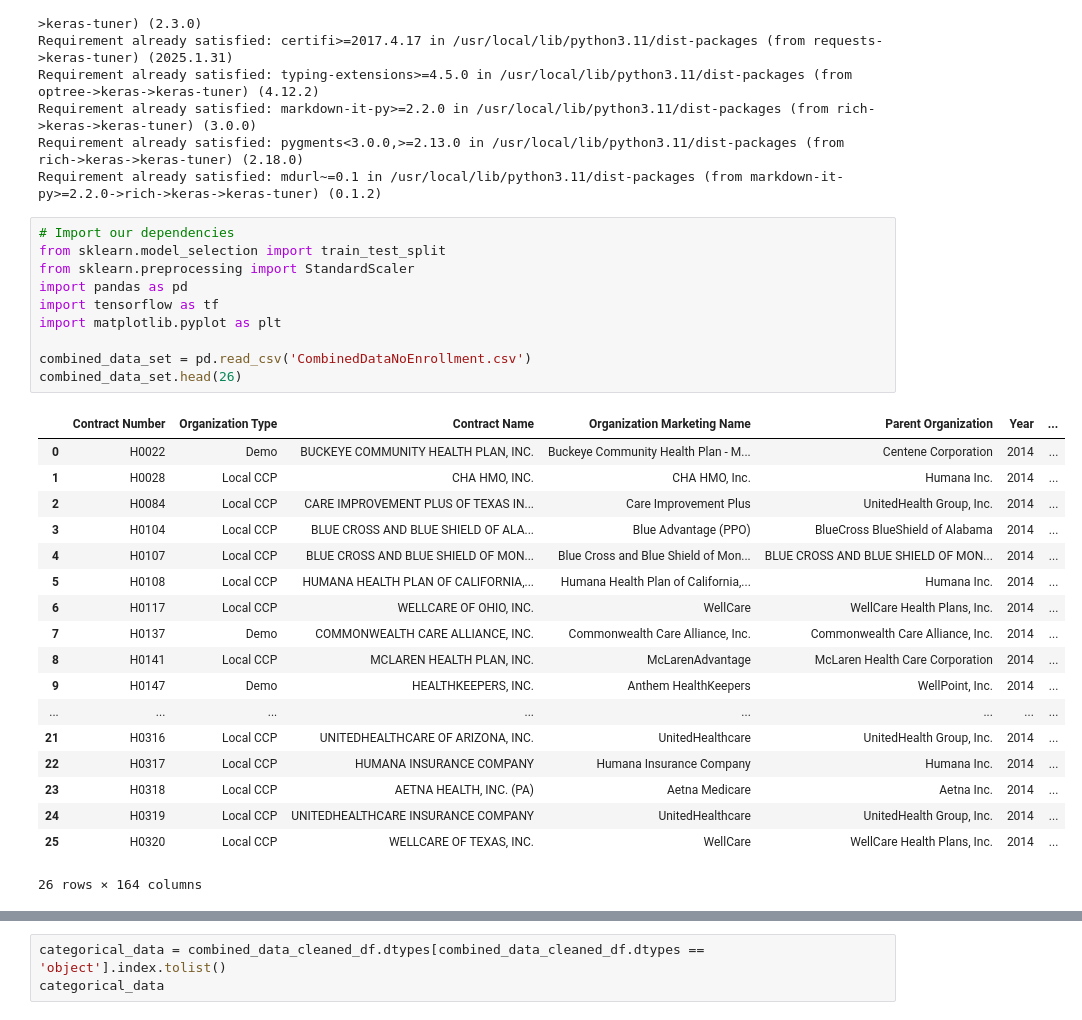
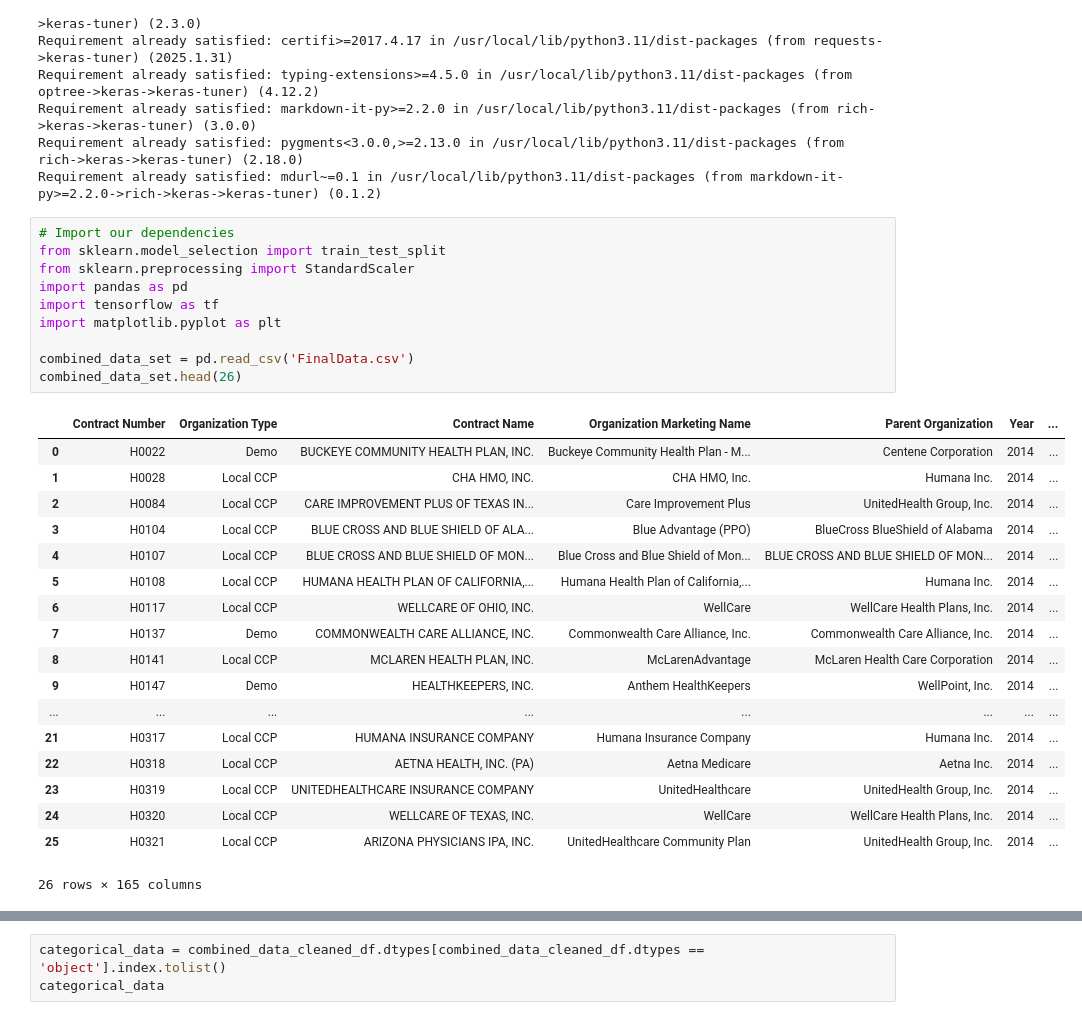
Before and after one commit to SamSims/Project4-Group2, a Jupyter notebook: Project4_medical_stars_colab.ipynb, the cells around one changed output, grey strips where cells are left out. Cells and saved outputs as stored; diff of their text form.

```diff
--- a/Project4_medical_stars_colab.ipynb
+++ b/Project4_medical_stars_colab.ipynb
@@ -24,32 +24,32 @@ Requirement already satisfied: mdurl~=0.1 in /usr/local/lib/python3.11/dist-pack
 # %%
 # Import our dependencies
 from sklearn.model_selection import train_test_split
 from sklearn.preprocessing import StandardScaler
 import pandas as pd
 import tensorflow as tf
 import matplotlib.pyplot as plt
 
-combined_data_set = pd.read_csv('CombinedDataNoEnrollment.csv')
+combined_data_set = pd.read_csv('FinalData.csv')
 combined_data_set.head(26)
 # %% [output]
 |  | Contract Number | Organization Type | Contract Name | Organization Marketing Name | Parent Organization | Year | ... |
 | 0 | H0022 | Demo | BUCKEYE COMMUNITY HEALTH PLAN, INC. | Buckeye Community Health Plan - M... | Centene Corporation | 2014 | ... |
 | 1 | H0028 | Local CCP | CHA HMO, INC. | CHA HMO, Inc. | Humana Inc. | 2014 | ... |
 | 2 | H0084 | Local CCP | CARE IMPROVEMENT PLUS OF TEXAS IN... | Care Improvement Plus | UnitedHealth Group, Inc. | 2014 | ... |
 | 3 | H0104 | Local CCP | BLUE CROSS AND BLUE SHIELD OF ALA... | Blue Advantage (PPO) | BlueCross BlueShield of Alabama | 2014 | ... |
 | 4 | H0107 | Local CCP | BLUE CROSS AND BLUE SHIELD OF MON... | Blue Cross and Blue Shield of Mon... | BLUE CROSS AND BLUE SHIELD OF MON... | 2014 | ... |
 | 5 | H0108 | Local CCP | HUMANA HEALTH PLAN OF CALIFORNIA,... | Humana Health Plan of California,... | Humana Inc. | 2014 | ... |
 | 6 | H0117 | Local CCP | WELLCARE OF OHIO, INC. | WellCare | WellCare Health Plans, Inc. | 2014 | ... |
 | 7 | H0137 | Demo | COMMONWEALTH CARE ALLIANCE, INC. | Commonwealth Care Alliance, Inc. | Commonwealth Care Alliance, Inc. | 2014 | ... |
 | 8 | H0141 | Local CCP | MCLAREN HEALTH PLAN, INC. | McLarenAdvantage | McLaren Health Care Corporation | 2014 | ... |
 | 9 | H0147 | Demo | HEALTHKEEPERS, INC. | Anthem HealthKeepers | WellPoint, Inc. | 2014 | ... |
 | ... | ... | ... | ... | ... | ... | ... | ... |
-| 21 | H0316 | Local CCP | UNITEDHEALTHCARE OF ARIZONA, INC. | UnitedHealthcare | UnitedHealth Group, Inc. | 2014 | ... |
-| 22 | H0317 | Local CCP | HUMANA INSURANCE COMPANY | Humana Insurance Company | Humana Inc. | 2014 | ... |
-| 23 | H0318 | Local CCP | AETNA HEALTH, INC. (PA) | Aetna Medicare | Aetna Inc. | 2014 | ... |
-| 24 | H0319 | Local CCP | UNITEDHEALTHCARE INSURANCE COMPANY | UnitedHealthcare | UnitedHealth Group, Inc. | 2014 | ... |
-| 25 | H0320 | Local CCP | WELLCARE OF TEXAS, INC. | WellCare | WellCare Health Plans, Inc. | 2014 | ... |
+| 21 | H0317 | Local CCP | HUMANA INSURANCE COMPANY | Humana Insurance Company | Humana Inc. | 2014 | ... |
+| 22 | H0318 | Local CCP | AETNA HEALTH, INC. (PA) | Aetna Medicare | Aetna Inc. | 2014 | ... |
+| 23 | H0319 | Local CCP | UNITEDHEALTHCARE INSURANCE COMPANY | UnitedHealthcare | UnitedHealth Group, Inc. | 2014 | ... |
+| 24 | H0320 | Local CCP | WELLCARE OF TEXAS, INC. | WellCare | WellCare Health Plans, Inc. | 2014 | ... |
+| 25 | H0321 | Local CCP | ARIZONA PHYSICIANS IPA, INC. | UnitedHealthcare Community Plan | UnitedHealth Group, Inc. | 2014 | ... |
-26 rows × 164 columns
+26 rows × 165 columns
 # %%
 # Drop the non-beneficial ID columns, 'EIN' and 'NAME'.
 combined_data_cleaned_df = combined_data_set.drop(columns = ['Contract Number', 'Organization Type', 'Contract Name', 'Organization Marketing Name', 'Parent Organization'])
```
Also changed, not shown: parts of 25 cells of this notebook, 8 other files.
